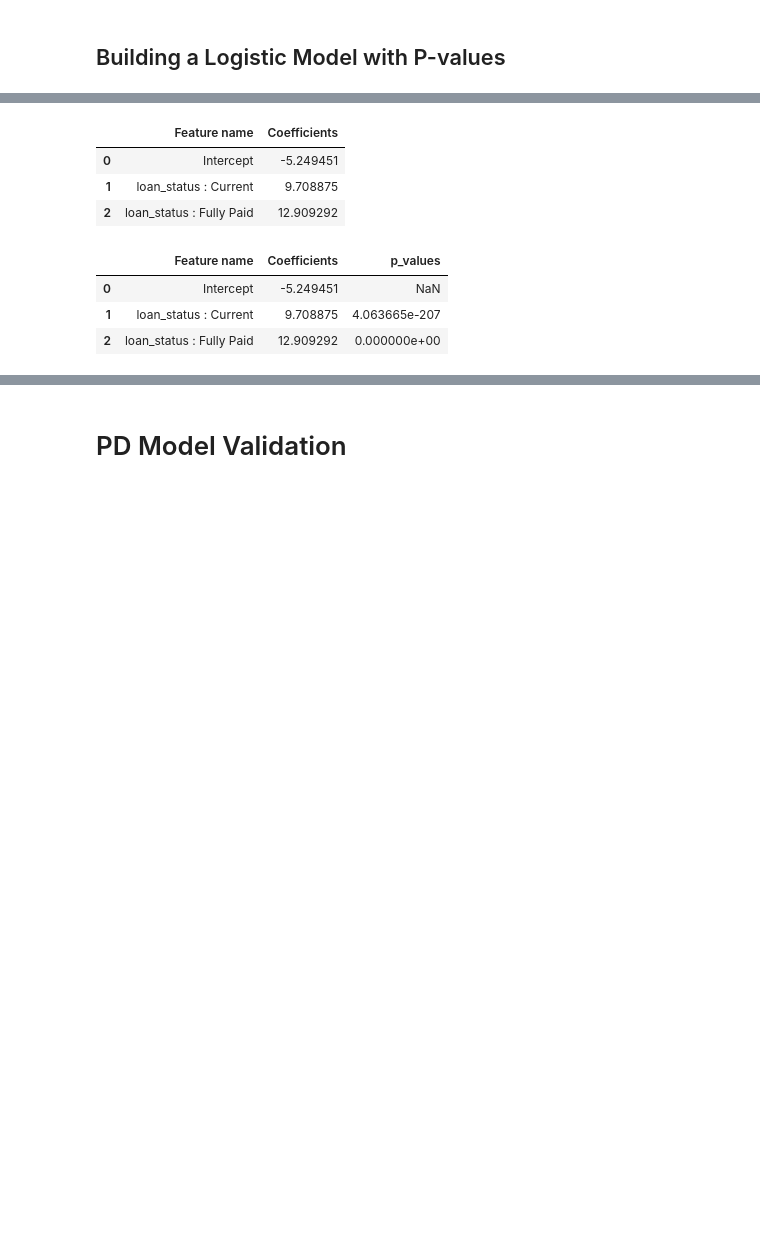
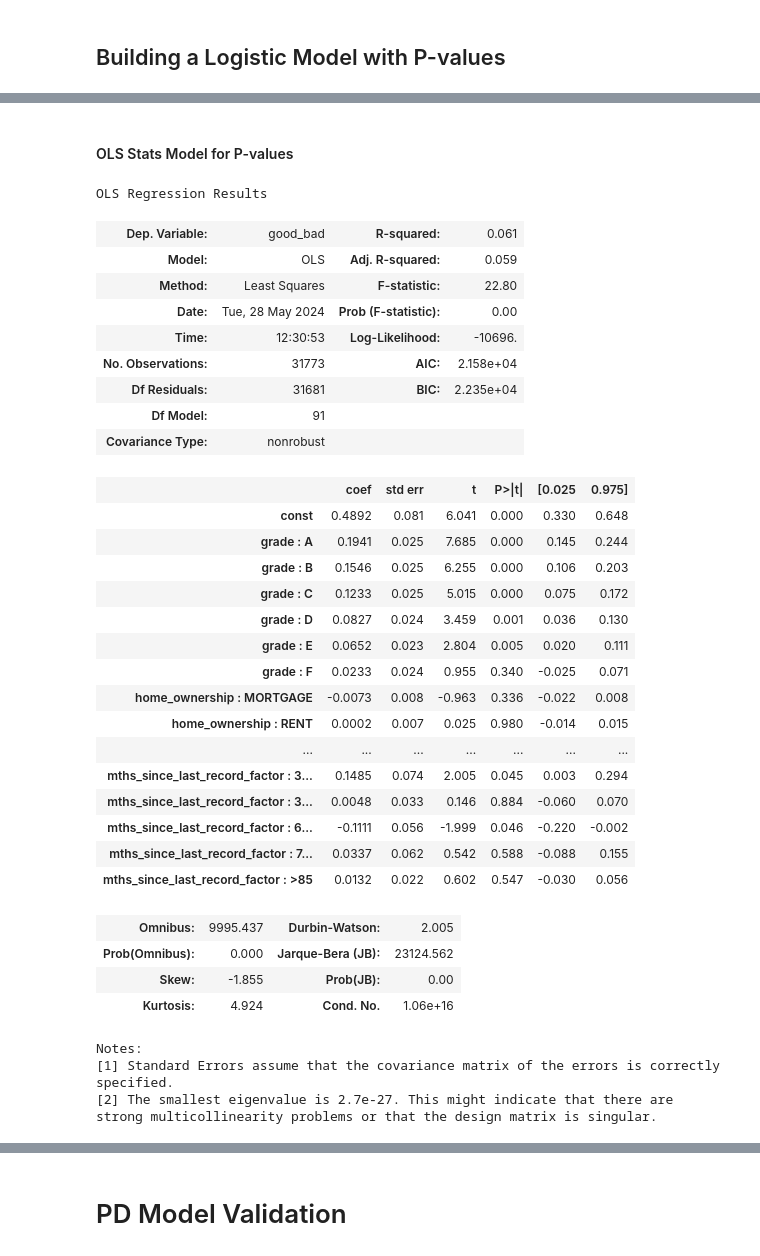
Before and after one commit to ishitabanait/Credit-Risk-Analysis, a Jupyter notebook: PD Model.ipynb, the cells around one changed output, grey strips where cells are left out. Saved outputs shown, nothing was run; the diff lists cells and outputs as text; code cells hidden in the pictures; blank space fills up the shorter version.

```diff
--- a/PD Model.ipynb
+++ b/PD Model.ipynb
@@ -294,2 +287,0 @@ reg = LogisticRegression_with_p_values()
-# %%
-reg.fit(inputs_train,loan_data_targets_train)
@@ -358,3 +287,0 @@ ref_categories = [
-# %%
-inputs_train = inputs_train_with_ref_cat.drop(ref_categories,axis=1)
-inputs_train.head()
@@ -368,3 +287,0 @@ inputs_train.head()
-# %%
-reg2 = LogisticRegression_with_p_values()
-reg2.fit(inputs_train,loan_data_targets_train)
@@ -373,22 +288,50 @@ feature_name = inputs_train.columns.values
-# %%
-summary_table = pd.DataFrame(columns = ['Feature name'], data = feature_name)
-summary_table['Coefficients'] = np.transpose(reg2.coef_)
-summary_table.index = summary_table.index + 1
-summary_table.loc[0] = ['Intercept',reg2.intercept_[0]]
-summary_table = summary_table.sort_index()
-summary_table
-# %% [output]
-|  | Feature name | Coefficients |
-| 0 | Intercept | -5.249451 |
-| 1 | loan_status : Current | 9.708875 |
-| 2 | loan_status : Fully Paid | 12.909292 |
-# %%
-p_values = reg2.p_values
-p_values = np.append(np.nan,np.array(p_values))
-summary_table['p_values'] = p_values
-summary_table
-# %% [output]
-|  | Feature name | Coefficients | p_values |
-| 0 | Intercept | -5.249451 | NaN |
-| 1 | loan_status : Current | 9.708875 | 4.063665e-207 |
-| 2 | loan_status : Fully Paid | 12.909292 | 0.000000e+00 |
+# %% [markdown]
+#### OLS Stats Model for P-values
+# %%
+import numpy as np
+import statsmodels.api as sm
+
+# Add a constant to the inputs_train if you want to fit an intercept term
+inputs_train_with_const = sm.add_constant(inputs_train)
+
+# Fit the OLS model
+ols_model = sm.OLS(loan_data_targets_train, inputs_train_with_const)
+ols_results = ols_model.fit()
+
+# Print summary statistics
+ols_results.summary()
+# %% [output]
+OLS Regression Results
+| Dep. Variable: | good_bad | R-squared: | 0.061 |
+| Model: | OLS | Adj. R-squared: | 0.059 |
+| Method: | Least Squares | F-statistic: | 22.80 |
+| Date: | Tue, 28 May 2024 | Prob (F-statistic): | 0.00 |
+| Time: | 12:30:53 | Log-Likelihood: | -10696. |
+| No. Observations: | 31773 | AIC: | 2.158e+04 |
+| Df Residuals: | 31681 | BIC: | 2.235e+04 |
+| Df Model: | 91 |  |  |
+| Covariance Type: | nonrobust |  |  |
+|  | coef | std err | t | P>|t| | [0.025 | 0.975] |
+| const | 0.4892 | 0.081 | 6.041 | 0.000 | 0.330 | 0.648 |
+| grade : A | 0.1941 | 0.025 | 7.685 | 0.000 | 0.145 | 0.244 |
+| grade : B | 0.1546 | 0.025 | 6.255 | 0.000 | 0.106 | 0.203 |
+| grade : C | 0.1233 | 0.025 | 5.015 | 0.000 | 0.075 | 0.172 |
+| grade : D | 0.0827 | 0.024 | 3.459 | 0.001 | 0.036 | 0.130 |
+| grade : E | 0.0652 | 0.023 | 2.804 | 0.005 | 0.020 | 0.111 |
+| grade : F | 0.0233 | 0.024 | 0.955 | 0.340 | -0.025 | 0.071 |
+| home_ownership : MORTGAGE | -0.0073 | 0.008 | -0.963 | 0.336 | -0.022 | 0.008 |
+| home_ownership : RENT | 0.0002 | 0.007 | 0.025 | 0.980 | -0.014 | 0.015 |
+| ... | ... | ... | ... | ... | ... | ... |
+| mths_since_last_record_factor : 3... | 0.1485 | 0.074 | 2.005 | 0.045 | 0.003 | 0.294 |
+| mths_since_last_record_factor : 3... | 0.0048 | 0.033 | 0.146 | 0.884 | -0.060 | 0.070 |
+| mths_since_last_record_factor : 6... | -0.1111 | 0.056 | -1.999 | 0.046 | -0.220 | -0.002 |
+| mths_since_last_record_factor : 7... | 0.0337 | 0.062 | 0.542 | 0.588 | -0.088 | 0.155 |
+| mths_since_last_record_factor : >85 | 0.0132 | 0.022 | 0.602 | 0.547 | -0.030 | 0.056 |
+| Omnibus: | 9995.437 | Durbin-Watson: | 2.005 |
+| Prob(Omnibus): | 0.000 | Jarque-Bera (JB): | 23124.562 |
+| Skew: | -1.855 | Prob(JB): | 0.00 |
+| Kurtosis: | 4.924 | Cond. No. | 1.06e+16 |
+Notes:
+[1] Standard Errors assume that the covariance matrix of the errors is correctly specified.
+[2] The smallest eigenvalue is 2.7e-27. This might indicate that there are
+strong multicollinearity problems or that the design matrix is singular.
```
Also changed, not shown: parts of 139 cells of this notebook.
